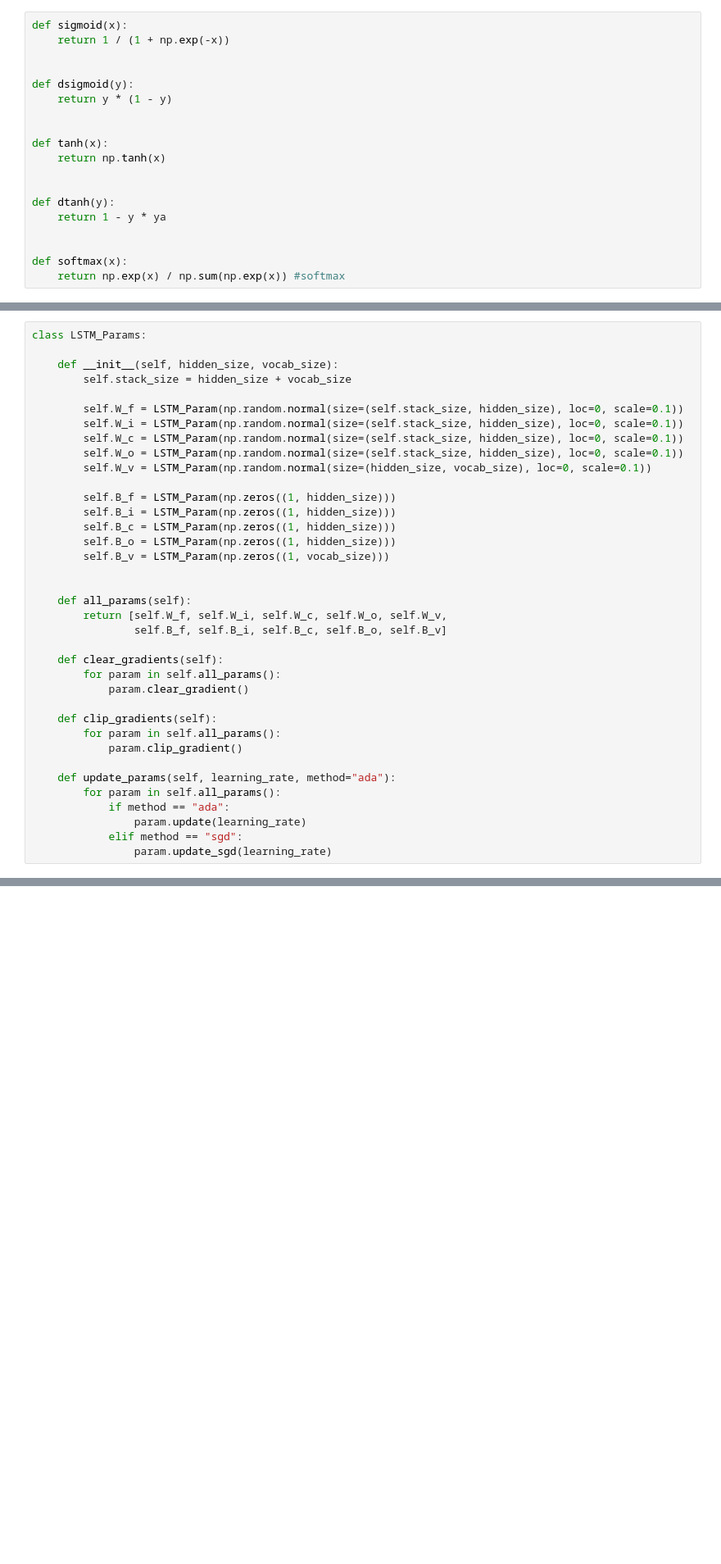
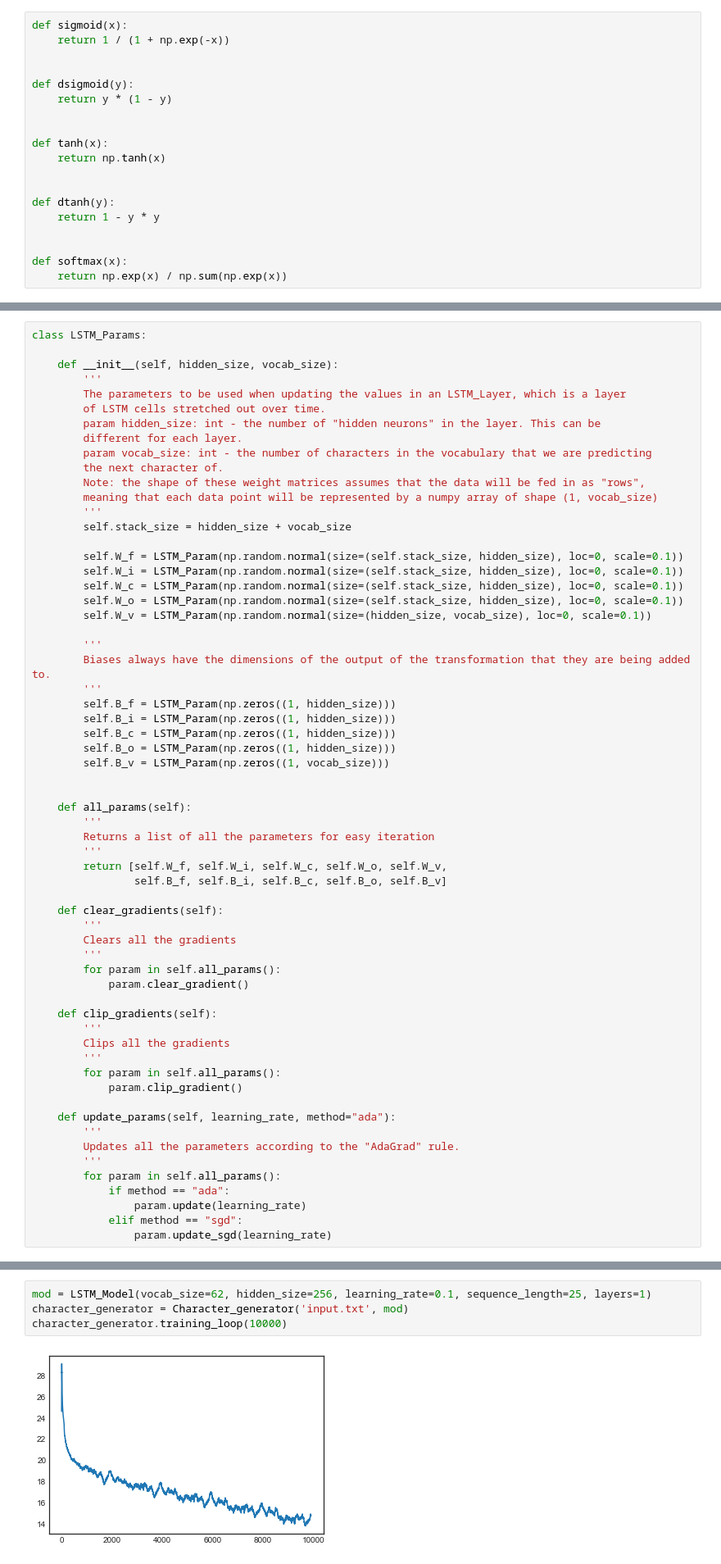
Before and after one commit to SethHWeidman/RNN_from_scratch, a Jupyter notebook: LSTM_Lunch_and_Learn.ipynb, the cells around one changed output, grey strips where cells are left out. Shown: that part at 82% size. Cells and saved outputs as stored; diff of their text form; blank space fills up the shorter version.

Commit message:
Add documentation to LSTM tutorial

```diff
--- a/LSTM_Lunch_and_Learn.ipynb
+++ b/LSTM_Lunch_and_Learn.ipynb
@@ -86,11 +96,11 @@ def tanh(x):
 
 
 def dtanh(y):
-    return 1 - y * ya
+    return 1 - y * y
 
 
 def softmax(x):
-    return np.exp(x) / np.sum(np.exp(x)) #softmax
+    return np.exp(x) / np.sum(np.exp(x))
 # %% [markdown]
 ## `LSTM_Param` class
 # %%
@@ -118,6 +148,16 @@ class LSTM_Param:
 class LSTM_Params:
 
     def __init__(self, hidden_size, vocab_size):
+        '''
+        The parameters to be used when updating the values in an LSTM_Layer, which is a layer
+        of LSTM cells stretched out over time.
+        param hidden_size: int - the number of "hidden neurons" in the layer. This can be
+        different for each layer.
+        param vocab_size: int - the number of characters in the vocabulary that we are predicting
+        the next character of.
+        Note: the shape of these weight matrices assumes that the data will be fed in as "rows",
+        meaning that each data point will be represented by a numpy array of shape (1, vocab_size)
+        '''
         self.stack_size = hidden_size + vocab_size
 
         self.W_f = LSTM_Param(np.random.normal(size=(self.stack_size, hidden_size), loc=0, scale=0.1))
@@ -126,6 +166,9 @@ class LSTM_Params:
         self.W_o = LSTM_Param(np.random.normal(size=(self.stack_size, hidden_size), loc=0, scale=0.1))
         self.W_v = LSTM_Param(np.random.normal(size=(hidden_size, vocab_size), loc=0, scale=0.1))
 
+        '''
+        Biases always have the dimensions of the output of the transformation that they are being added to.
+        '''
         self.B_f = LSTM_Param(np.zeros((1, hidden_size)))
         self.B_i = LSTM_Param(np.zeros((1, hidden_size)))
         self.B_c = LSTM_Param(np.zeros((1, hidden_size)))
@@ -134,18 +177,30 @@ class LSTM_Params:
 
 
     def all_params(self):
+        '''
+        Returns a list of all the parameters for easy iteration
+        '''
         return [self.W_f, self.W_i, self.W_c, self.W_o, self.W_v,
                 self.B_f, self.B_i, self.B_c, self.B_o, self.B_v]
 
     def clear_gradients(self):
+        '''
+        Clears all the gradients
+        '''
         for param in self.all_params():
             param.clear_gradient()
 
     def clip_gradients(self):
+        '''
+        Clips all the gradients
+        '''
         for param in self.all_params():
             param.clip_gradient()
 
     def update_params(self, learning_rate, method="ada"):
+        '''
+        Updates all the parameters according to the "AdaGrad" rule.
+        '''
         for param in self.all_params():
             if method == "ada":
                 param.update(learning_rate)
@@ -455,0 +621,6 @@ class Character_generator:
+# %%
+mod = LSTM_Model(vocab_size=62, hidden_size=256, learning_rate=0.1, sequence_length=25, layers=1)
+character_generator = Character_generator('input.txt', mod)
+character_generator.training_loop(10000)
+# %% [output]
+[figure, added]
```
Also changed, not shown: parts of 17 cells of this notebook, 3 other files.
